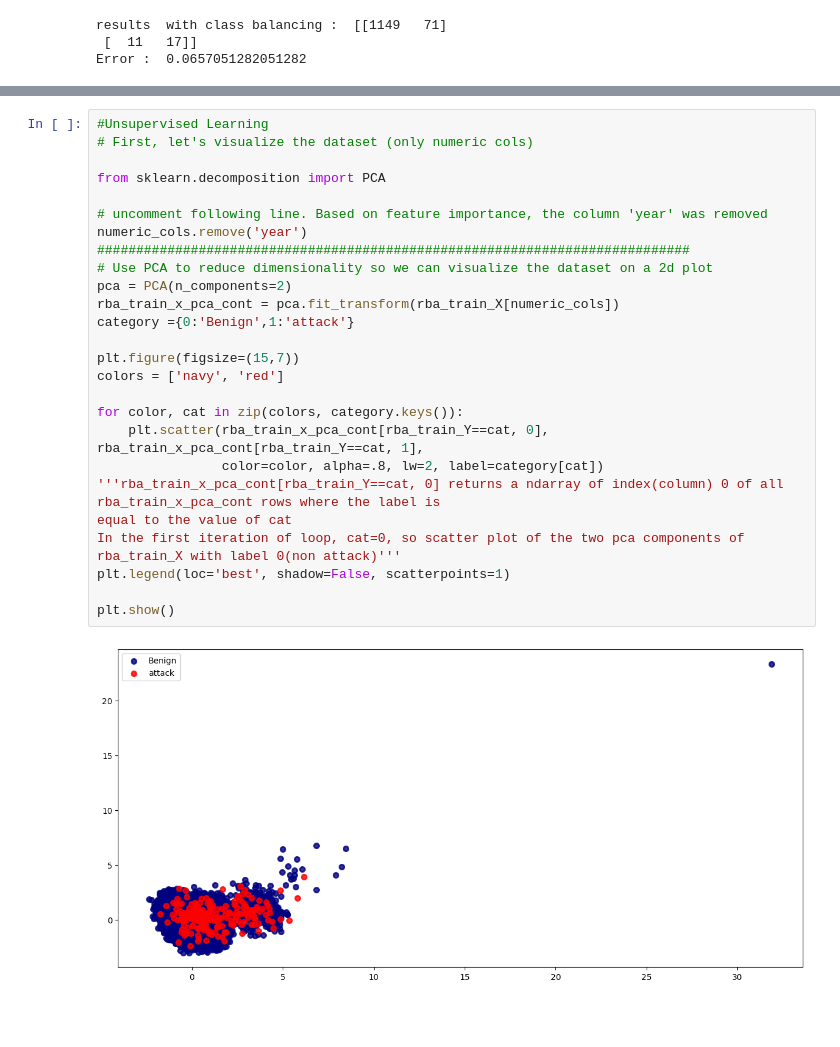
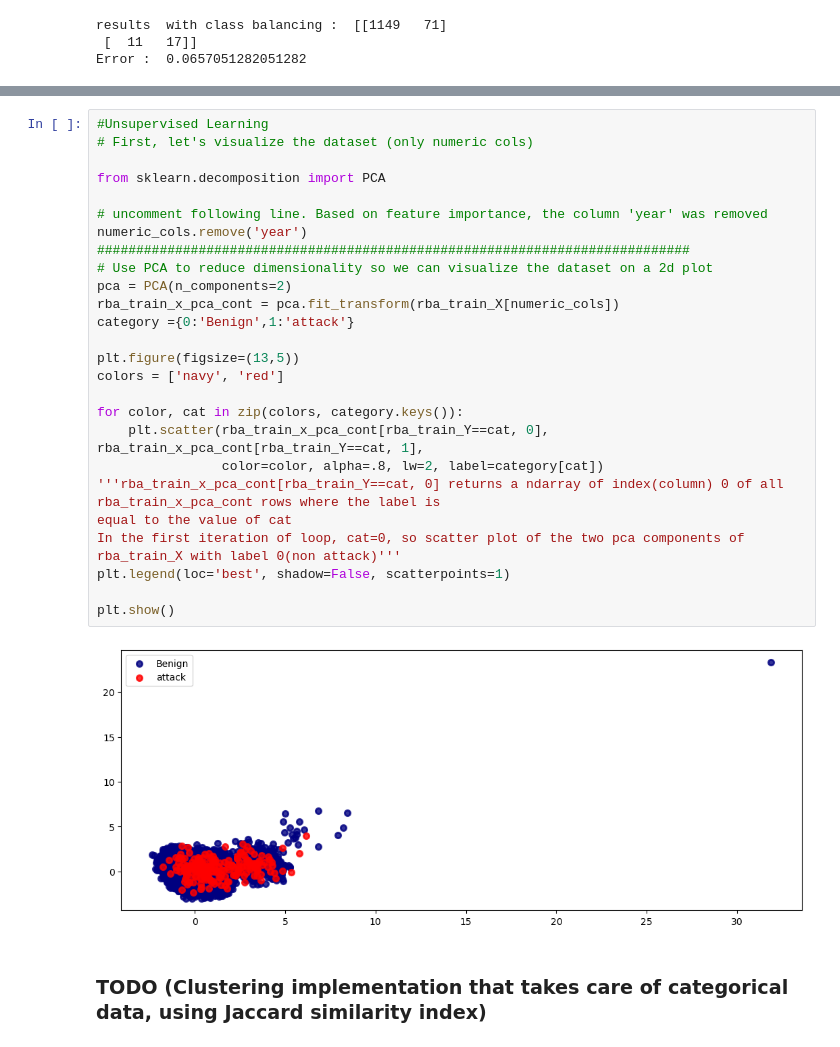
Before and after one commit to FIFRAZ/Machine-Learning-in-Cyber-Security, a Jupyter notebook: threat detection/DataCleaning_ModelTraining_withOriginalRawData.ipynb, the cells around one changed output, grey strips where cells are left out. Drawn from its saved outputs; the diff is of its cells as text; blank space fills up the shorter version.

```diff
--- a/threat detection/DataCleaning_ModelTraining_withOriginalRawData.ipynb
+++ b/threat detection/DataCleaning_ModelTraining_withOriginalRawData.ipynb
@@ -271,28 +297,30 @@ Error :  0.0657051282051282
 # %%
 #Unsupervised Learning
 # First, let's visualize the dataset (only numeric cols)
 
 from sklearn.decomposition import PCA
 
 # uncomment following line. Based on feature importance, the column 'year' was removed
 numeric_cols.remove('year')
 ############################################################################
 # Use PCA to reduce dimensionality so we can visualize the dataset on a 2d plot
 pca = PCA(n_components=2)
 rba_train_x_pca_cont = pca.fit_transform(rba_train_X[numeric_cols])
 category ={0:'Benign',1:'attack'}
 
-plt.figure(figsize=(15,7))
+plt.figure(figsize=(13,5))
 colors = ['navy', 'red']
 
 for color, cat in zip(colors, category.keys()):
     plt.scatter(rba_train_x_pca_cont[rba_train_Y==cat, 0], rba_train_x_pca_cont[rba_train_Y==cat, 1],
                 color=color, alpha=.8, lw=2, label=category[cat])
 '''rba_train_x_pca_cont[rba_train_Y==cat, 0] returns a ndarray of index(column) 0 of all rba_train_x_pca_cont rows where the label is
 equal to the value of cat
 In the first iteration of loop, cat=0, so scatter plot of the two pca components of rba_train_X with label 0(non attack)'''
 plt.legend(loc='best', shadow=False, scatterpoints=1)
 
 plt.show()
 # %% [output]
-[figure, old version]
+[figure, new version]
+# %% [markdown]
+### TODO (Clustering implementation that takes care of categorical data, using Jaccard similarity index)
```
Also changed, not shown: parts of 5 cells of this notebook, 2 other files.
